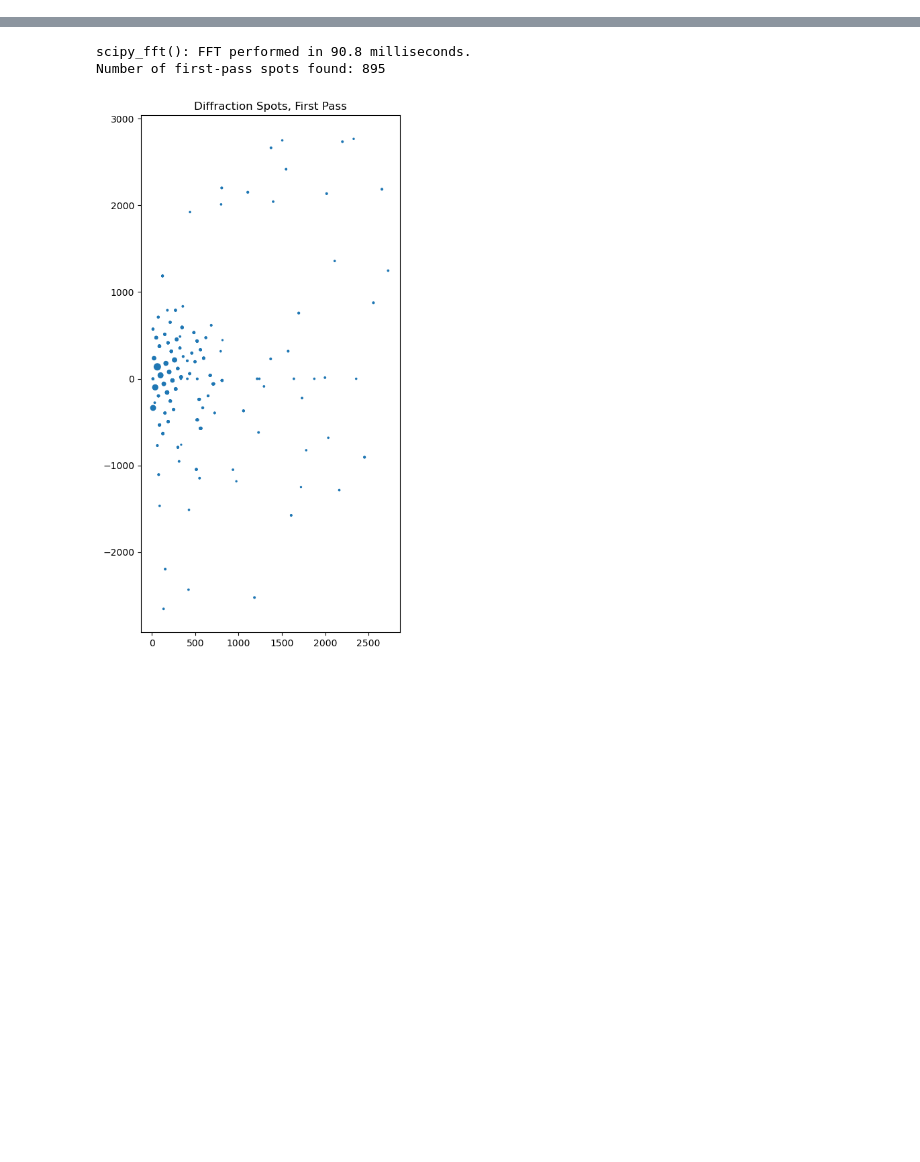
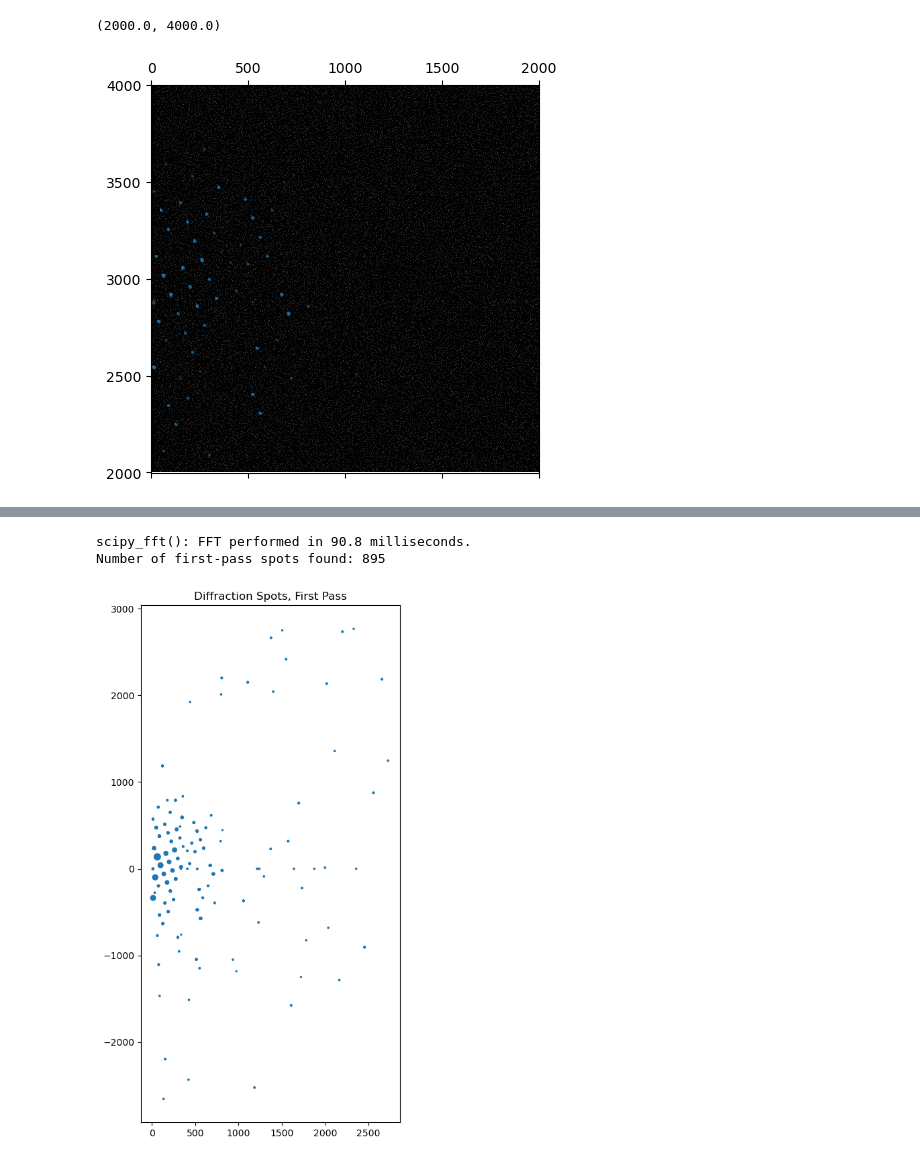
Before and after one commit to r-karimi/saxtal, a Jupyter notebook: troubleshoot_incomplete_masking.ipynb, the cells around one changed output, grey strips where cells are left out. Saved outputs shown, nothing was run; the diff lists cells and outputs as text; code cells hidden in the pictures; blank space fills up the shorter version.

```diff
--- a/troubleshoot_incomplete_masking.ipynb
+++ b/troubleshoot_incomplete_masking.ipynb
@@ -158,18 +161,21 @@ if verbose:
 # %%
 # Plot the points found on the first pass (thresholding with num_sd)
 
 log_diff_spectrum_s = sfft.fftshift(log_diff_spectrum, axes=0)
 unwrapped_indices = sax.unwrap_indices(diffraction_indices, log_diff_spectrum)
 unwrapped_indices[0,:] = unwrapped_indices[0,:] + np.shape(log_diff_spectrum)[0]/2
 
 plt.matshow(log_diff_spectrum_s,
            cmap = "Greys_r",
            vmax = 3,
            vmin = 0)
 
 plt.scatter(x = unwrapped_indices[1,:], y = unwrapped_indices[0,:], s = 1, alpha = 0.1)
-plt.xlim(0,1000)
+plt.xlim(0,2000)
 plt.ylim(2000,4000)
+# %% [output]
+(2000.0, 4000.0)
+[figure, added]
 # %%
 # Unwrap indices to help find lattice
 unwrapped_indices = sax.unwrap_indices(diffraction_indices, log_diff_spectrum)
```
Also changed, not shown: parts of 10 cells of this notebook, 3 other files.
